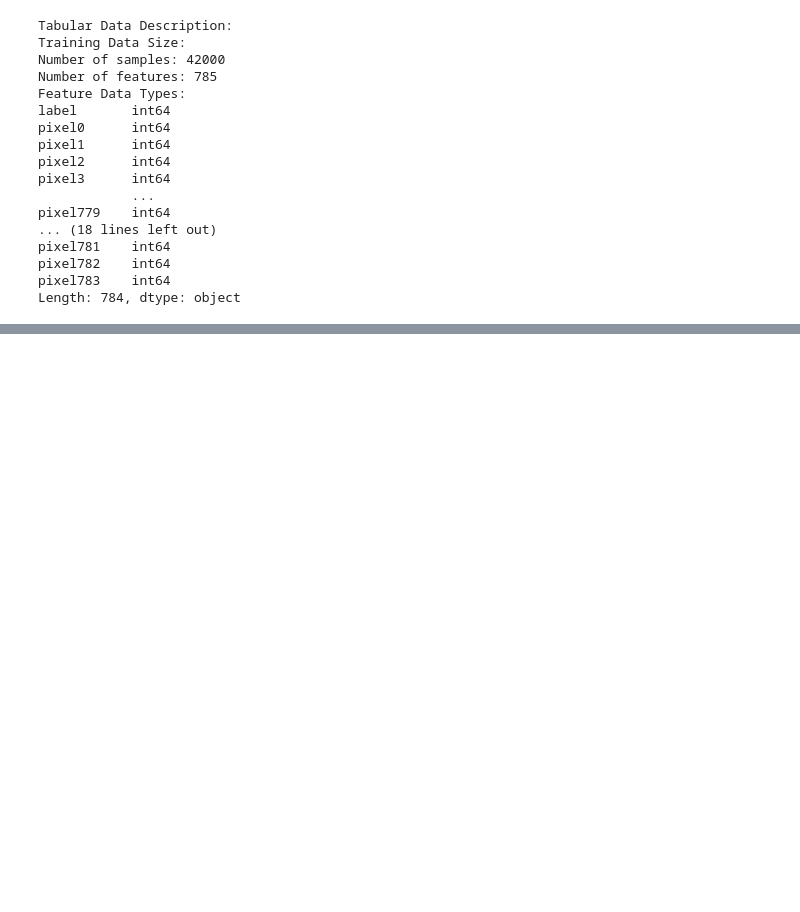
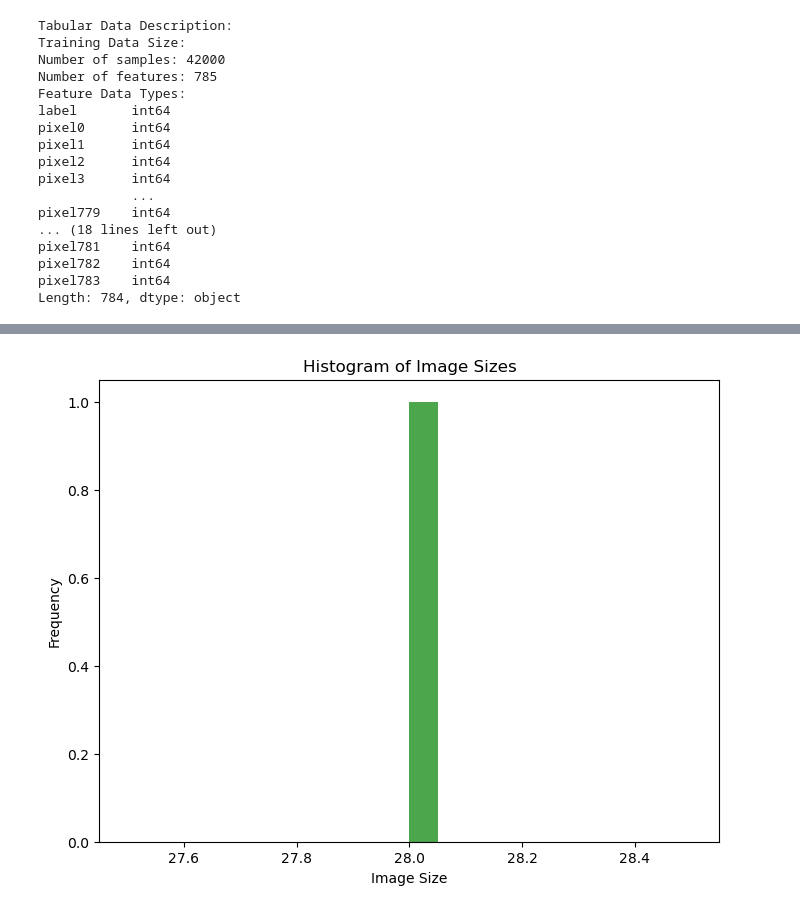
Before and after one commit to maylingchan22/digit-recognizer, a Jupyter notebook: Digit Recognizer.ipynb, the cells around one changed output, grey strips where cells are left out. Saved outputs shown, nothing was run; the diff lists cells and outputs as text; code cells hidden in the pictures; blank space fills up the shorter version.

```diff
--- a/Digit Recognizer.ipynb
+++ b/Digit Recognizer.ipynb
@@ -63,0 +145,13 @@ Length: 784, dtype: object
+# %%
+# Compute image sizes
+image_sizes = np.sqrt(train.drop(columns='label').shape[1]).astype(int)
+
+# Plot histogram of image sizes
+plt.figure(figsize=(8, 6))
+plt.hist(image_sizes, bins=20, color='green', alpha=0.7)
+plt.title('Histogram of Image Sizes')
+plt.xlabel('Image Size')
+plt.ylabel('Frequency')
+plt.show()
+# %% [output]
+[figure, added]
```
Also changed, not shown: parts of 27 cells of this notebook.
